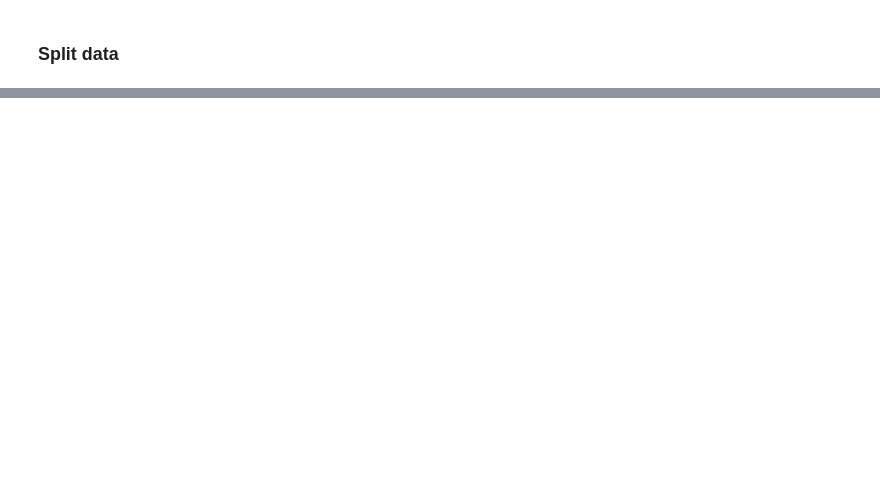
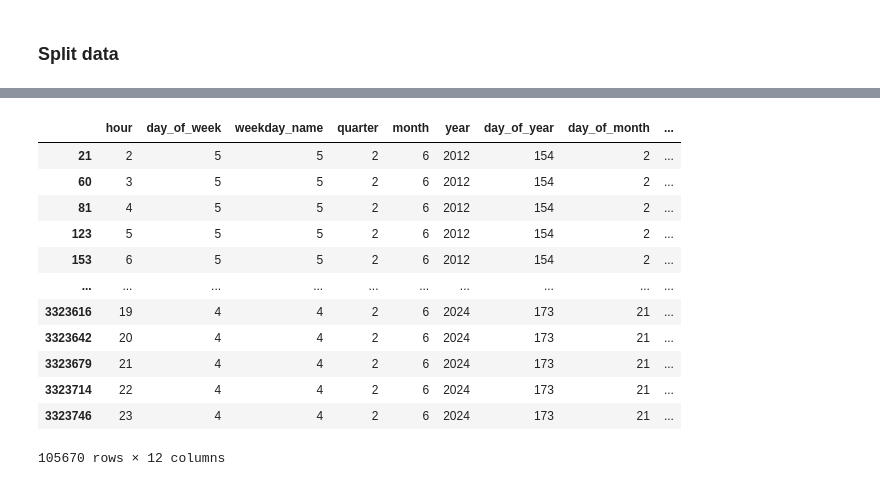
Before and after one commit to HaKietHung2905/ElectroMiningAndPredictionSys, a Jupyter notebook: Model/LSTM_model.ipynb, the cells around one changed output, grey strips where cells are left out. Drawn from its saved outputs; the diff is of its cells as text; code cells hidden in the pictures; blank space fills up the shorter version.

```diff
--- a/Model/LSTM_model.ipynb
+++ b/Model/LSTM_model.ipynb
@@ -113,3 +191,11 @@ def create_sequences(df, seq_length):
         sequences.append(seq)
         labels.append(label)
     return np.array(sequences), np.array(labels)
+# %%
+df_filter = df[df['DK3619Code'] == 'A_A']
+df_corr = df_filter[columns]
+
+df_corr['HourUTC'] = pd.to_datetime(df_corr['HourUTC'])
+df_corr['HourDK'] = pd.to_datetime(df_corr['HourDK'])
+
+df_corr = df_corr.drop(['HourUTC', 'HourDK'], axis=1)
@@ -115,0 +213,16 @@ def create_sequences(df, seq_length):
+# %%
+df_corr
+# %% [output]
+|  | hour | day_of_week | weekday_name | quarter | month | year | day_of_year | day_of_month | ... |
+| 21 | 2 | 5 | 5 | 2 | 6 | 2012 | 154 | 2 | ... |
+| 60 | 3 | 5 | 5 | 2 | 6 | 2012 | 154 | 2 | ... |
+| 81 | 4 | 5 | 5 | 2 | 6 | 2012 | 154 | 2 | ... |
+| 123 | 5 | 5 | 5 | 2 | 6 | 2012 | 154 | 2 | ... |
+| 153 | 6 | 5 | 5 | 2 | 6 | 2012 | 154 | 2 | ... |
+| ... | ... | ... | ... | ... | ... | ... | ... | ... | ... |
+| 3323616 | 19 | 4 | 4 | 2 | 6 | 2024 | 173 | 21 | ... |
+| 3323642 | 20 | 4 | 4 | 2 | 6 | 2024 | 173 | 21 | ... |
+| 3323679 | 21 | 4 | 4 | 2 | 6 | 2024 | 173 | 21 | ... |
+| 3323714 | 22 | 4 | 4 | 2 | 6 | 2024 | 173 | 21 | ... |
+| 3323746 | 23 | 4 | 4 | 2 | 6 | 2024 | 173 | 21 | ... |
+105670 rows × 12 columns
```
Also changed, not shown: parts of 19 cells of this notebook, 33 other files.
